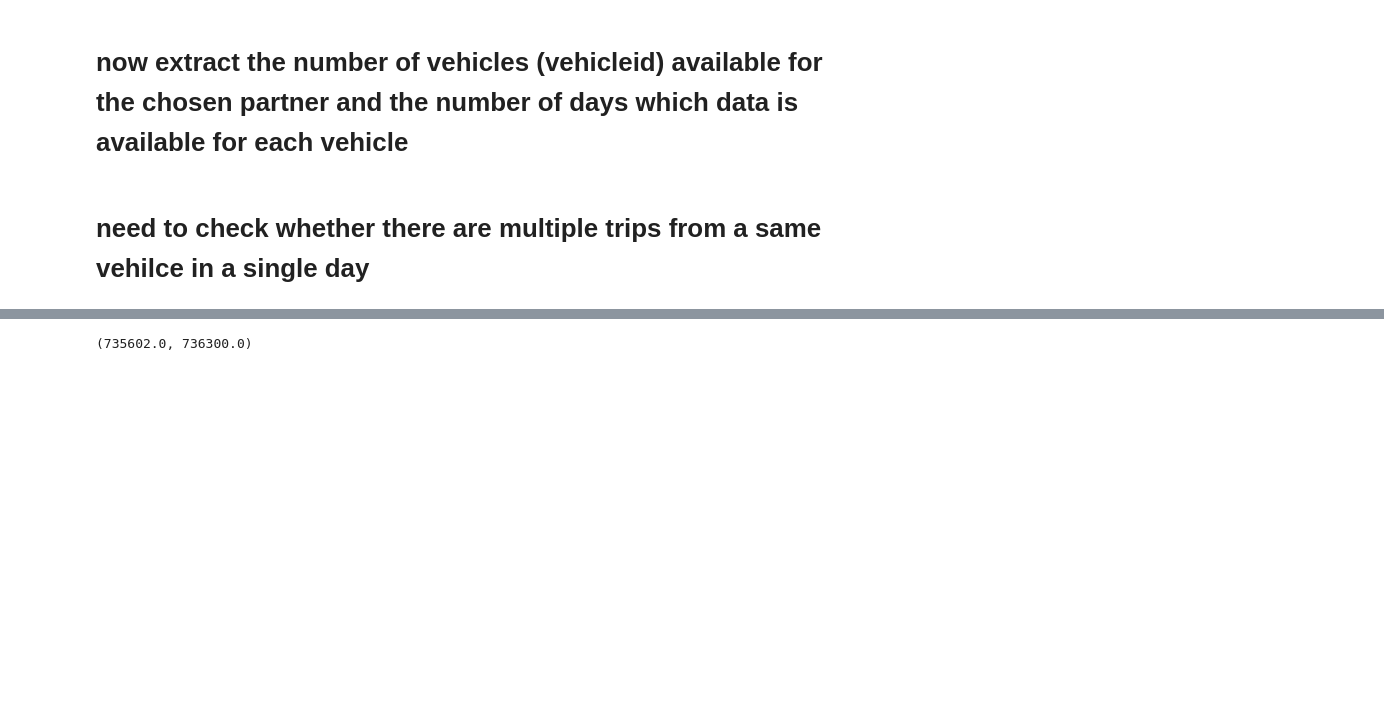
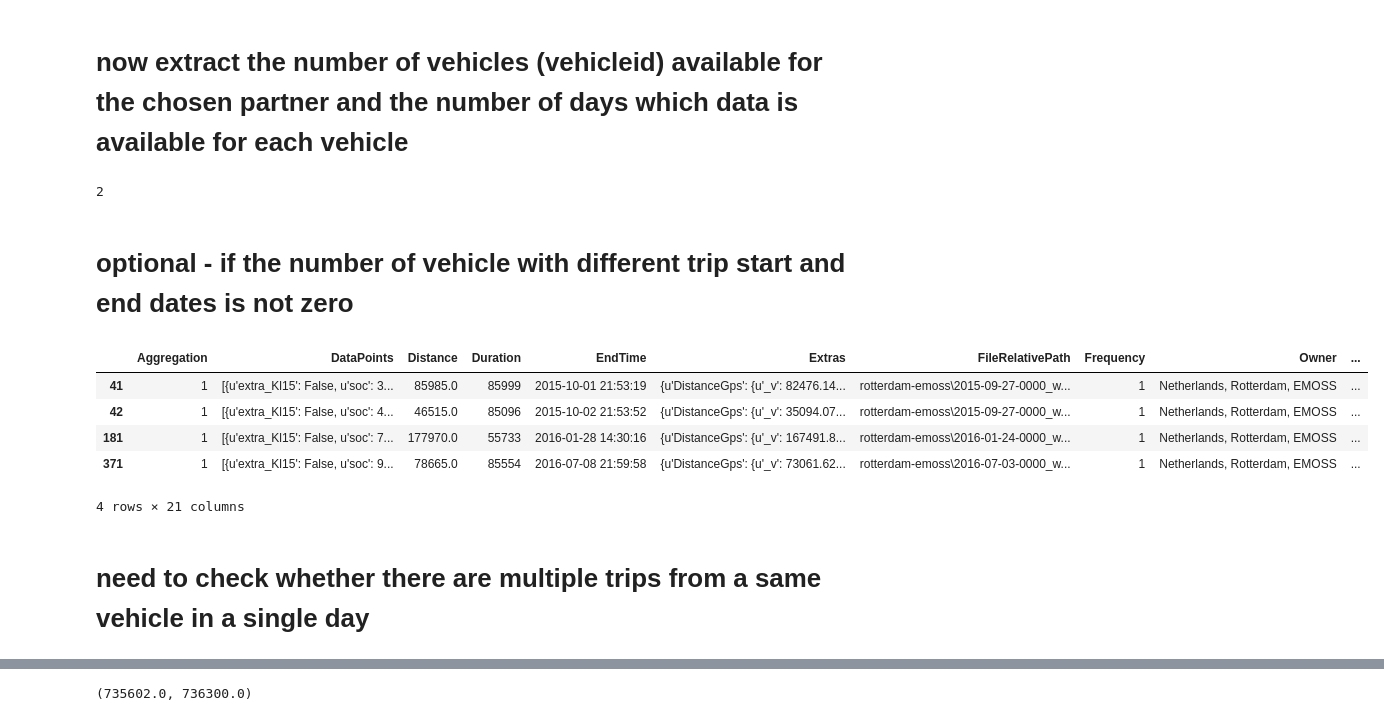
Before and after one commit to YanjieDong/FE_Analysis, a Jupyter notebook: FREVUE_Analysis.ipynb, the cells around one changed output, grey strips where cells are left out. Cells and saved outputs as stored; diff of their text form; code cells hidden in the pictures; blank space fills up the shorter version.

```diff
--- a/FREVUE_Analysis.ipynb
+++ b/FREVUE_Analysis.ipynb
@@ -56,10 +56,26 @@ cursor2 = coll.find(
                 ]
         })
 PartnerData = pd.DataFrame(list(cursor2))
-PartnerData['sday'] = [x.day for x in PartnerData['StartTime']]
-PartnerData['eday'] = [x.day for x in PartnerData['EndTime']]
+PartnerData['sday'] = [x.date() for x in PartnerData['StartTime']]
+PartnerData['eday'] = [x.date() for x in PartnerData['EndTime']]
 # printing
 Veh_num = len(PartnerData['VehicleId'].unique()) #count the number of vehilces
-print Veh_num    #number of vehicles
+print "Total number of vehicle is " + Veh_num    #number of vehicles
+
+check = sum(PartnerData['sday'] <> PartnerData['eday'])
+print "the number of a vehicle with different strip start and end dates" + check
+# %% [output]
+2
+# %% [markdown]
+# optional - if the number of vehicle with different trip start and end dates is not zero
+# %%
+PartnerData[PartnerData['sday'] <> PartnerData['eday']]
+# %% [output]
+|  | Aggregation | DataPoints | Distance | Duration | EndTime | Extras | FileRelativePath | Frequency | Owner | ... |
+| 41 | 1 | [{u'extra_Kl15': False, u'soc': 3... | 85985.0 | 85999 | 2015-10-01 21:53:19 | {u'DistanceGps': {u'_v': 82476.14... | rotterdam-emoss\2015-09-27-0000_w... | 1 | Netherlands, Rotterdam, EMOSS | ... |
+| 42 | 1 | [{u'extra_Kl15': False, u'soc': 4... | 46515.0 | 85096 | 2015-10-02 21:53:52 | {u'DistanceGps': {u'_v': 35094.07... | rotterdam-emoss\2015-09-27-0000_w... | 1 | Netherlands, Rotterdam, EMOSS | ... |
+| 181 | 1 | [{u'extra_Kl15': False, u'soc': 7... | 177970.0 | 55733 | 2016-01-28 14:30:16 | {u'DistanceGps': {u'_v': 167491.8... | rotterdam-emoss\2016-01-24-0000_w... | 1 | Netherlands, Rotterdam, EMOSS | ... |
+| 371 | 1 | [{u'extra_Kl15': False, u'soc': 9... | 78665.0 | 85554 | 2016-07-08 21:59:58 | {u'DistanceGps': {u'_v': 73061.62... | rotterdam-emoss\2016-07-03-0000_w... | 1 | Netherlands, Rotterdam, EMOSS | ... |
+4 rows × 21 columns
 # %% [markdown]
-# need to check whether there are multiple trips from a same vehilce in a single day
+# need to check whether there are multiple trips from a same vehicle in a single day
```
Also changed, not shown: parts of 3 cells of this notebook.
